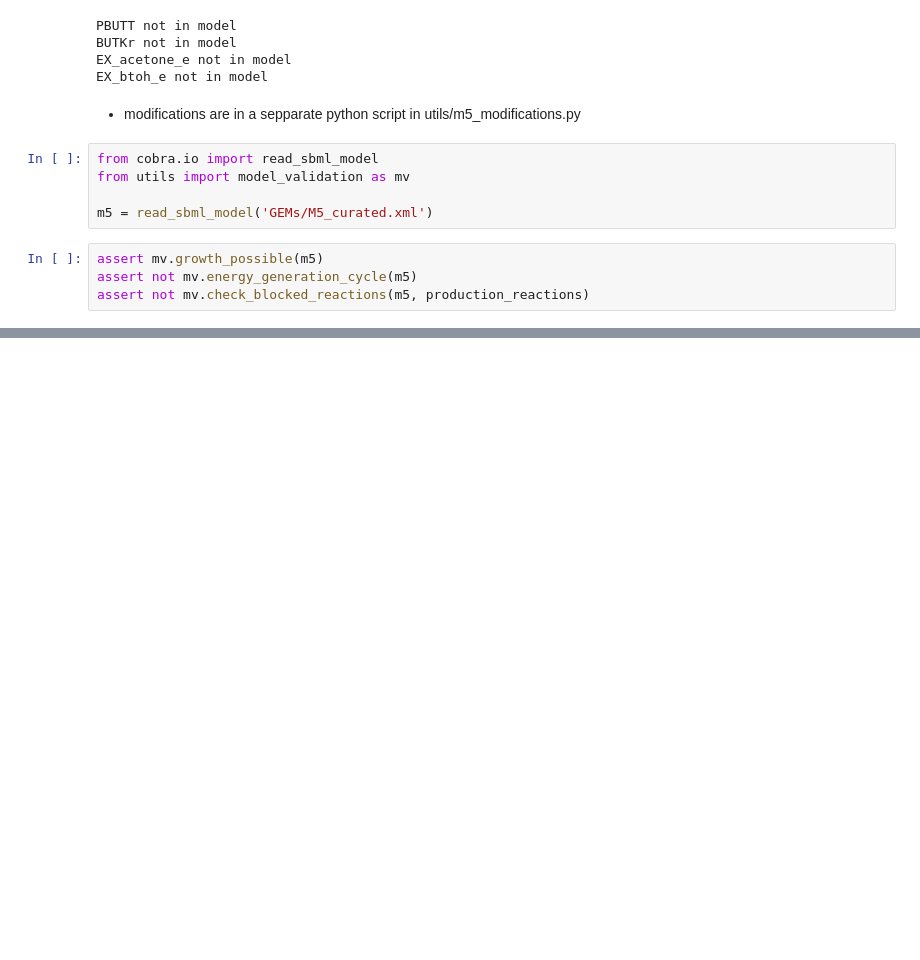
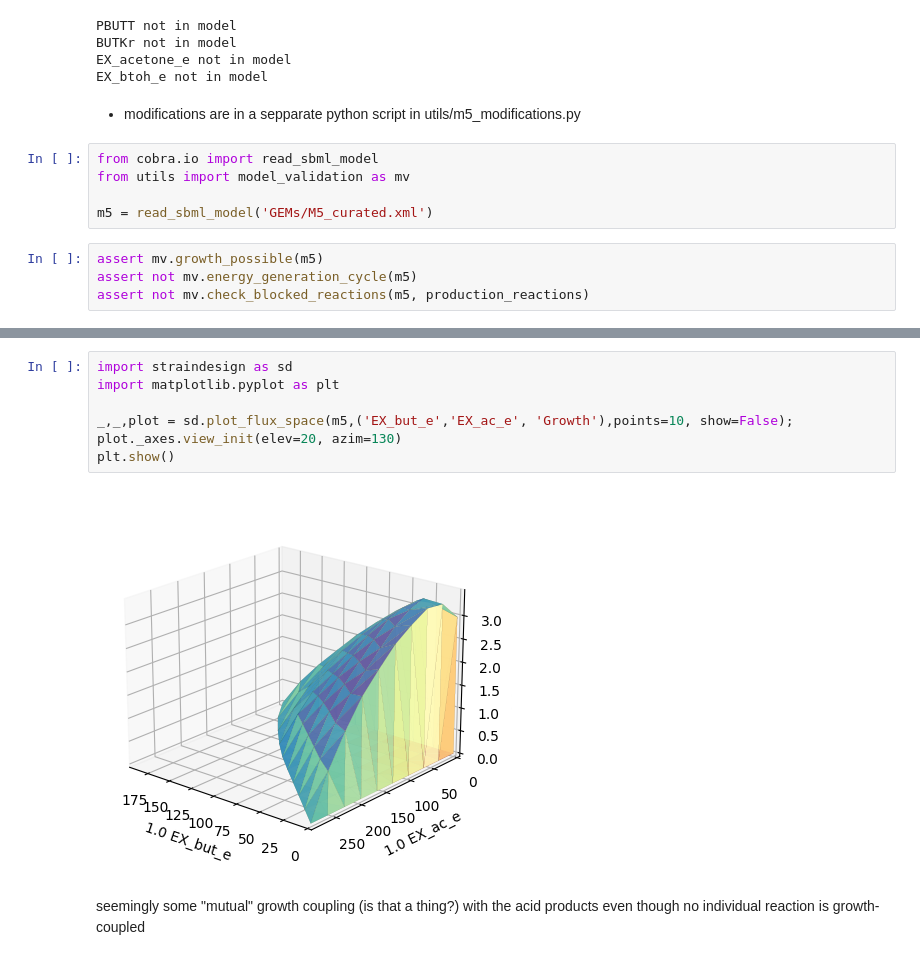
Before and after one commit to andreastallvik/BIOTBT3900, a Jupyter notebook: community_modelling/CBP_butanol/m5_validation.ipynb, the cells around one changed output, grey strips where cells are left out. Cells and saved outputs as stored; diff of their text form; blank space fills up the shorter version.

```diff
--- a/community_modelling/CBP_butanol/m5_validation.ipynb
+++ b/community_modelling/CBP_butanol/m5_validation.ipynb
@@ -214,0 +233,11 @@ assert not mv.check_blocked_reactions(m5, production_reactions)
+# %%
+import straindesign as sd
+import matplotlib.pyplot as plt
+
+_,_,plot = sd.plot_flux_space(m5,('EX_but_e','EX_ac_e', 'Growth'),points=10, show=False);
+plot._axes.view_init(elev=20, azim=130)
+plt.show()
+# %% [output]
+[figure, added]
+# %% [markdown]
+seemingly some "mutual" growth coupling (is that a thing?) with the acid products even though no individual reaction is growth-coupled
```
Also changed, not shown: parts of 7 cells of this notebook, 3 other files.
